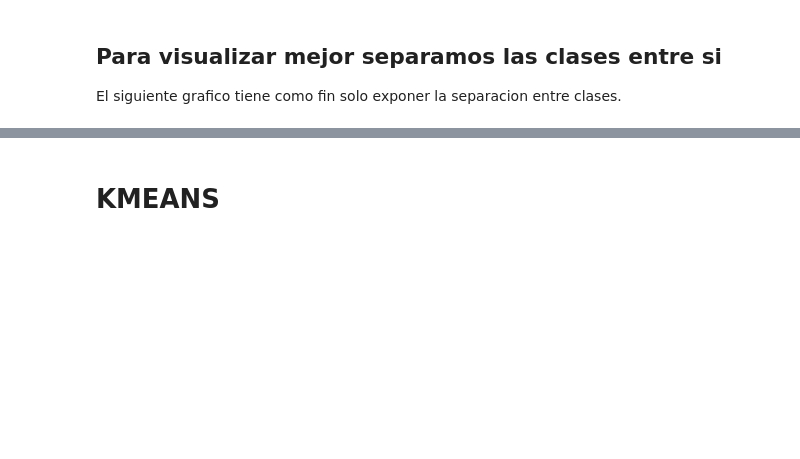
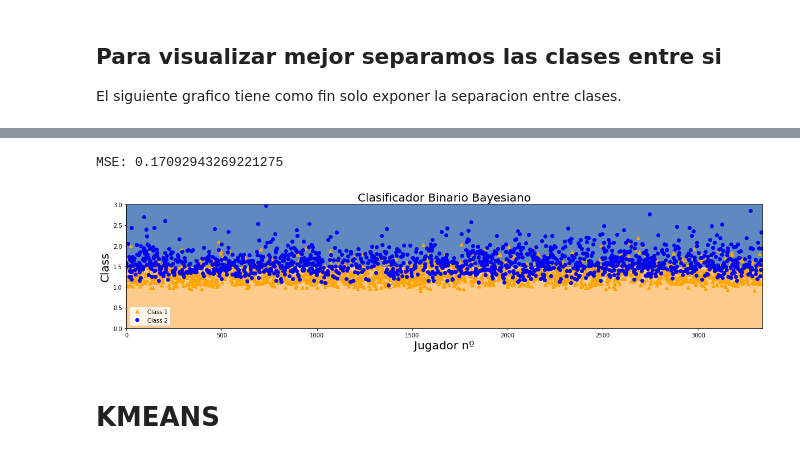
Before and after one commit to AlonsoDiCandia14/Teoria_Informacion, a Jupyter notebook: MP02/MP02.ipynb, the cells around one changed output, grey strips where cells are left out. Drawn from its saved outputs; the diff is of its cells as text; code cells hidden in the pictures; blank space fills up the shorter version.

```diff
--- a/MP02/MP02.ipynb
+++ b/MP02/MP02.ipynb
@@ -191,0 +226,14 @@ pl.plot(x_label[1][new_table['Tertiary_Class'] == 3],Y_result2[2][new_table['Ter
+# %%
+X = ['APM', 'HoursPerWeek']
+y = new_table['Binary_Class']
+phi = np.zeros((len(y),len(X)+1))
+phi[:,0] = np.ones(len(y))
+for i,x in enumerate(X):
+    phi[:,i+1] = np.asarray(new_table[x])
+#phi[:,6] = phi[:,6]*(-1)
+phi_t = phi.T
+t = np.zeros((len(y),1))
+t[:,0] = y
+multiplicate_phi = np.dot(phi_t,phi)
+inverse_of_phi = inv(multiplicate_phi)
+phi_final = np.dot(inverse_of_phi,phi_t)
@@ -192,3 +262,33 @@ pl.plot(x_label[1][new_table['Tertiary_Class'] == 3],Y_result2[2][new_table['Ter
+# %%
+a = min_error[np.argmin(min_error_total)][0]
+b = min_error[np.argmin(min_error_total)][1]
+Sigma_N = np.linalg.inv(a * np.identity(phi.shape[1]) + b * np.dot(phi_t, phi))
+mu_N = b * np.dot(Sigma_N, np.dot(phi_t, t))
+# %%
+Y_result3, b = error_prediction(mu_N,y,phi)
+print('MSE:',b)
+Y_result3 = [float(i) for i in Y_result3]
+Y_result3 = np.asarray(Y_result3)
+Y_result3 = np.asarray([Y_result3, Y_result3])
+
+h = (1.5/3338)
+xx, yy_first = np.meshgrid(np.arange(0,3338, 1) , np.arange(0, 1.5, h))
+xx, yy_second = np.meshgrid(np.arange(0,3338, 1),np.arange(1.5, 3, h))
+
+pl.figure(figsize =(20,4))
+pl.title('Clasificador Binario Bayesiano',fontsize=20)
+pl.plot(x_label[0][new_table['Binary_Class'] == 1],Y_result3[0][new_table['Binary_Class'] == 1],'^',color='orange',label='Class 1')
+pl.plot(x_label[1][new_table['Binary_Class'] == 2],Y_result3[1][new_table['Binary_Class'] == 2],'bo',label='Class 2')
+pl.xlabel('Jugador nº',fontsize=20)
+pl.ylabel('Class',fontsize=20)
+pl.contourf(xx,yy_first,y_predic_first,cmap=pl.cm.Paired, alpha=0.8)
+pl.contourf(xx,yy_second,y_predic_second,cmap=pl.cm.Accent, alpha=0.8)
+pl.legend()
+#pl.axis([0, 3338, 0, ])
+pl.savefig('bayesiano_binary.jpeg')
+# %% [output]
+MSE: 0.17092943269221275
+[figure, added]
 # %% [markdown]
 # KMEANS
 # %%
```
Also changed, not shown: parts of 7 cells of this notebook, 2 other files.
